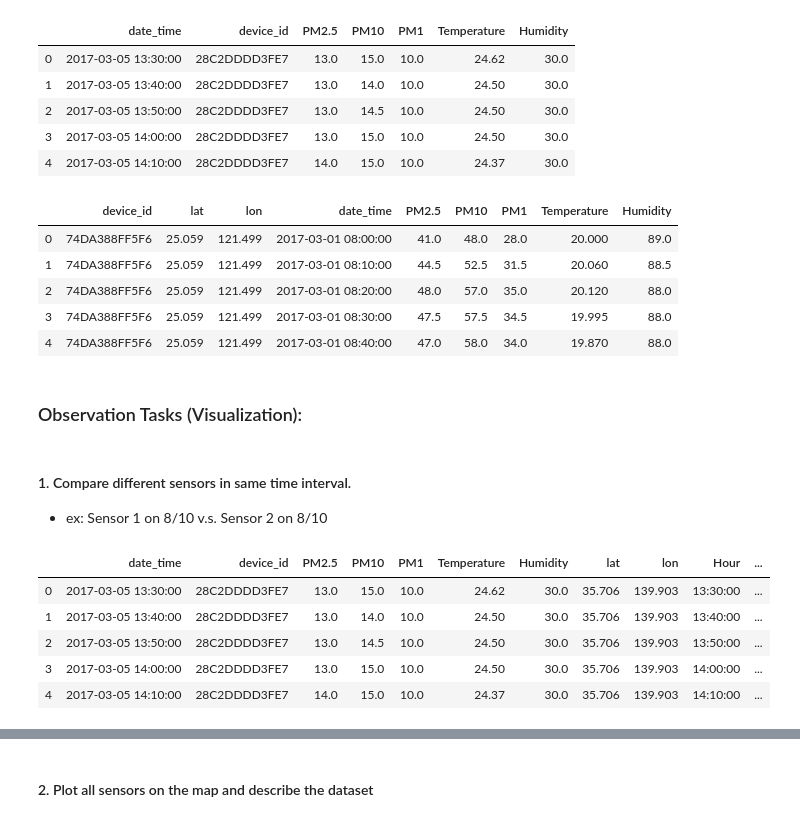
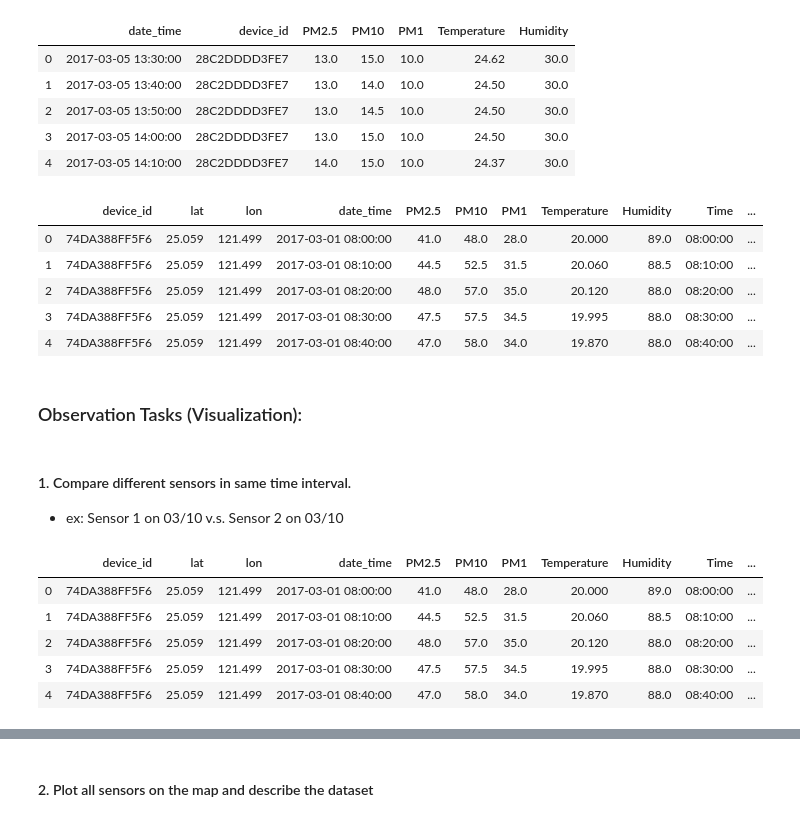
Before and after one commit to Silence1995/Data-Mining-and-Machine-Learning, a Jupyter notebook: Homework_0.ipynb, the cells around one changed output, grey strips where cells are left out. Cells and saved outputs as stored; diff of their text form; code cells hidden in the pictures.

```diff
--- a/Homework_0.ipynb
+++ b/Homework_0.ipynb
@@ -261,31 +254,32 @@ df_alignment.head()
 geo_df = df_day_remove_data_less_than_15[['device_id',' lat', ' lon']]
 geo_df = geo_df.drop_duplicates()
 # %%
-df7  = pd.merge( geo_df, df_alignment ,on='device_id')
+df7 = pd.merge( geo_df, df_alignment ,on='device_id')
+df7 = df7.drop_duplicates()
+df7['Time'] = pd.to_datetime(df7['date_time']).dt.time
+df7['Date'] = pd.to_datetime(df7['date_time']).dt.date
 df7.head()
 # %% [output]
-|  | device_id | lat | lon | date_time | PM2.5 | PM10 | PM1 | Temperature | Humidity |
-| 0 | 74DA388FF5F6 | 25.059 | 121.499 | 2017-03-01 08:00:00 | 41.0 | 48.0 | 28.0 | 20.000 | 89.0 |
-| 1 | 74DA388FF5F6 | 25.059 | 121.499 | 2017-03-01 08:10:00 | 44.5 | 52.5 | 31.5 | 20.060 | 88.5 |
-| 2 | 74DA388FF5F6 | 25.059 | 121.499 | 2017-03-01 08:20:00 | 48.0 | 57.0 | 35.0 | 20.120 | 88.0 |
-| 3 | 74DA388FF5F6 | 25.059 | 121.499 | 2017-03-01 08:30:00 | 47.5 | 57.5 | 34.5 | 19.995 | 88.0 |
-| 4 | 74DA388FF5F6 | 25.059 | 121.499 | 2017-03-01 08:40:00 | 47.0 | 58.0 | 34.0 | 19.870 | 88.0 |
+|  | device_id | lat | lon | date_time | PM2.5 | PM10 | PM1 | Temperature | Humidity | Time | ... |
+| 0 | 74DA388FF5F6 | 25.059 | 121.499 | 2017-03-01 08:00:00 | 41.0 | 48.0 | 28.0 | 20.000 | 89.0 | 08:00:00 | ... |
+| 1 | 74DA388FF5F6 | 25.059 | 121.499 | 2017-03-01 08:10:00 | 44.5 | 52.5 | 31.5 | 20.060 | 88.5 | 08:10:00 | ... |
+| 2 | 74DA388FF5F6 | 25.059 | 121.499 | 2017-03-01 08:20:00 | 48.0 | 57.0 | 35.0 | 20.120 | 88.0 | 08:20:00 | ... |
+| 3 | 74DA388FF5F6 | 25.059 | 121.499 | 2017-03-01 08:30:00 | 47.5 | 57.5 | 34.5 | 19.995 | 88.0 | 08:30:00 | ... |
+| 4 | 74DA388FF5F6 | 25.059 | 121.499 | 2017-03-01 08:40:00 | 47.0 | 58.0 | 34.0 | 19.870 | 88.0 | 08:40:00 | ... |
 # %%
 df7.to_csv('201703_Taiwan_preprocessed.csv')
 # %% [markdown]
 ### Observation Tasks (Visualization):
 # %% [markdown]
 #### 1. Compare different sensors in same time interval.
-   - ex: Sensor 1 on 8/10 v.s. Sensor 2 on 8/10
+   - ex: Sensor 1 on 03/10 v.s. Sensor 2 on 03/10
 # %%
-df1 = pd.read_csv('201703_Taiwan_preprocess.csv', index_col=[0])
-df1['Hour'] = pd.to_datetime(df1['date_time']).dt.time
-df1['Date'] = pd.to_datetime(df1['date_time']).dt.date
+df1 = pd.read_csv('201703_Taiwan_preprocessed.csv', index_col=[0])
 df1.head()
 # %% [output]
-|  | date_time | device_id | PM2.5 | PM10 | PM1 | Temperature | Humidity | lat | lon | Hour | ... |
-| 0 | 2017-03-05 13:30:00 | 28C2DDDD3FE7 | 13.0 | 15.0 | 10.0 | 24.62 | 30.0 | 35.706 | 139.903 | 13:30:00 | ... |
-| 1 | 2017-03-05 13:40:00 | 28C2DDDD3FE7 | 13.0 | 14.0 | 10.0 | 24.50 | 30.0 | 35.706 | 139.903 | 13:40:00 | ... |
-| 2 | 2017-03-05 13:50:00 | 28C2DDDD3FE7 | 13.0 | 14.5 | 10.0 | 24.50 | 30.0 | 35.706 | 139.903 | 13:50:00 | ... |
-| 3 | 2017-03-05 14:00:00 | 28C2DDDD3FE7 | 13.0 | 15.0 | 10.0 | 24.50 | 30.0 | 35.706 | 139.903 | 14:00:00 | ... |
-| 4 | 2017-03-05 14:10:00 | 28C2DDDD3FE7 | 14.0 | 15.0 | 10.0 | 24.37 | 30.0 | 35.706 | 139.903 | 14:10:00 | ... |
+|  | device_id | lat | lon | date_time | PM2.5 | PM10 | PM1 | Temperature | Humidity | Time | ... |
+| 0 | 74DA388FF5F6 | 25.059 | 121.499 | 2017-03-01 08:00:00 | 41.0 | 48.0 | 28.0 | 20.000 | 89.0 | 08:00:00 | ... |
+| 1 | 74DA388FF5F6 | 25.059 | 121.499 | 2017-03-01 08:10:00 | 44.5 | 52.5 | 31.5 | 20.060 | 88.5 | 08:10:00 | ... |
+| 2 | 74DA388FF5F6 | 25.059 | 121.499 | 2017-03-01 08:20:00 | 48.0 | 57.0 | 35.0 | 20.120 | 88.0 | 08:20:00 | ... |
+| 3 | 74DA388FF5F6 | 25.059 | 121.499 | 2017-03-01 08:30:00 | 47.5 | 57.5 | 34.5 | 19.995 | 88.0 | 08:30:00 | ... |
+| 4 | 74DA388FF5F6 | 25.059 | 121.499 | 2017-03-01 08:40:00 | 47.0 | 58.0 | 34.0 | 19.870 | 88.0 | 08:40:00 | ... |
```
Also changed, not shown: parts of 10 cells of this notebook, 3 other files.
